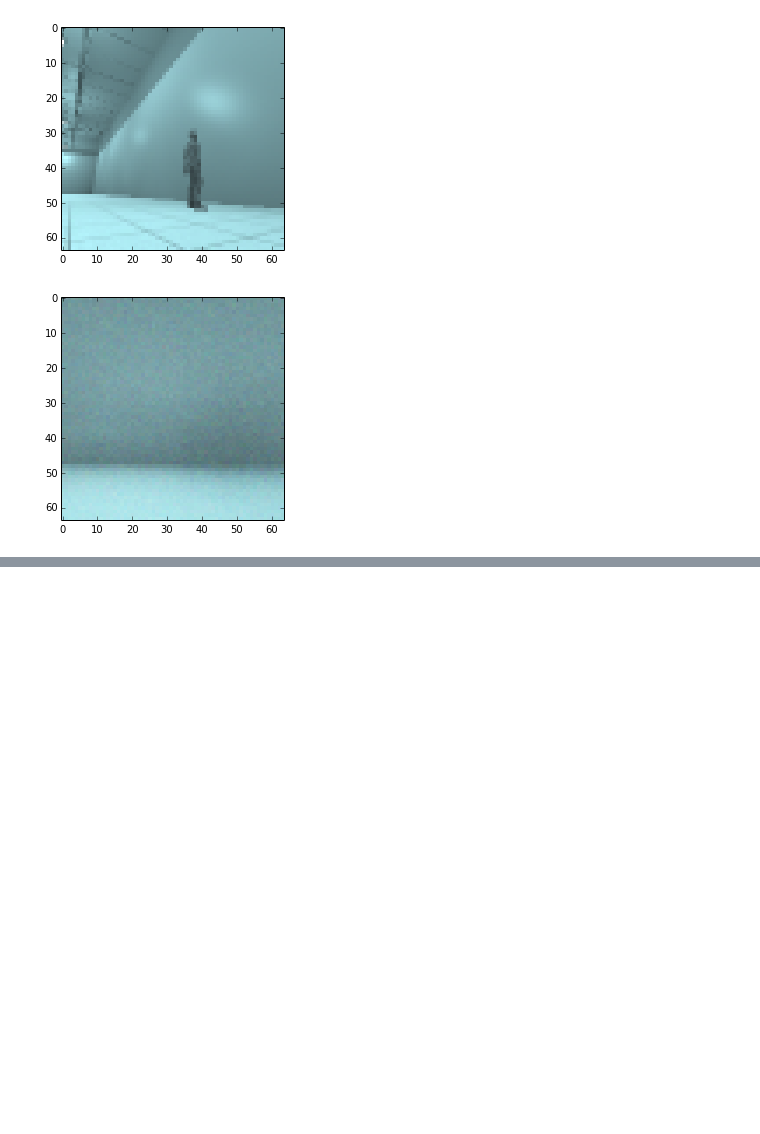
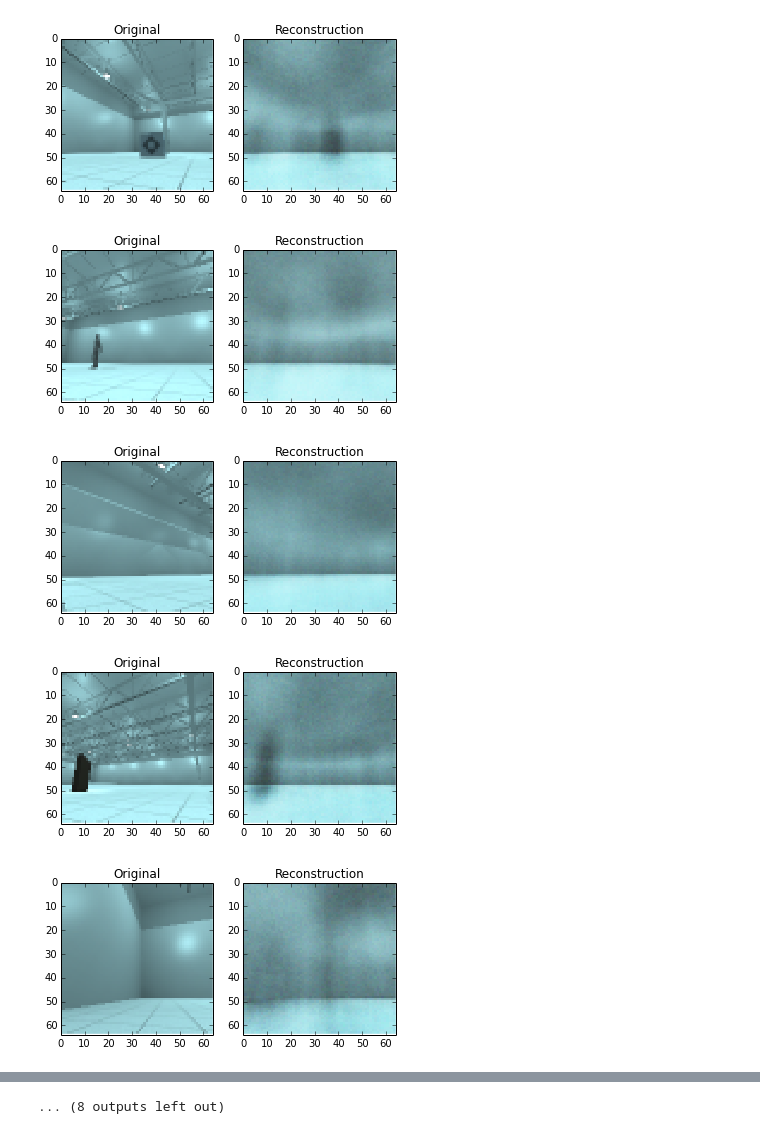
Before and after one commit to uberman4740/factory-robot-simulator, a Jupyter notebook: labeled-experiments/autoencoders/Autoencoders-Experiment-LabeledData.ipynb, the cells around one changed output, grey strips where cells are left out. Cells and saved outputs as stored; diff of their text form; code cells hidden in the pictures; blank space fills up the shorter version.

```diff
--- a/labeled-experiments/autoencoders/Autoencoders-Experiment-LabeledData.ipynb
+++ b/labeled-experiments/autoencoders/Autoencoders-Experiment-LabeledData.ipynb
@@ -124,21 +124,46 @@ The code ran for 30.59m
-# %%
-def make_rgb_from_val(data, w, h):
-    return np.repeat(batch[index].reshape(h, w), 3).reshape(h, w, 3)
-
-batch = training_data[10:10+batch_size]
-index = 7
-
-example_img = batch[index].reshape(h, w, colors)
-plt.imshow(example_img, interpolation='nearest')
-plt.show()
-
-enc = da.get_reconstructed_input(da.get_hidden_values(da.x))
-
-reconstr_batch = enc.eval({da.x: batch})
-
-example_recon = reconstr_batch[index].reshape(h, w, colors)
-plt.imshow(example_recon, interpolation='nearest')
-plt.show()
-# %% [output]
-[figure, removed]
-[figure, removed]
+# %%
+def make_rgb_from_val(data, w, h):
+    return np.repeat(batch[index].reshape(h, w), 3).reshape(h, w, 3)
+
+def forceAspect(ax,aspect=1):
+    im = ax.get_images()
+    extent =  im[0].get_extent()
+    ax.set_aspect(abs((extent[1]-extent[0])/(extent[3]-extent[2]))/aspect)
+
+
+def save_images(data1, data2, filename, title1='Original', title2='Reconstruction'):
+    f, (ax1, ax2) = plt.subplots(1, 2)
+    ax1.set_title(title1)
+    ax1.set_ylim(64,0)
+    ax1.set_xlim(0,64)
+
+    ax2.set_title(title2)
+    ax2.set_ylim(64,0)
+    ax2.set_xlim(0,64)
+
+    ax1.imshow(data1, interpolation='nearest')
+    ax2.imshow(data2, interpolation='nearest')
+
+    plt.savefig(filename)
+
+
+test_start_index = tr_ex_start_index+n_training_examples
+n_test_examples = 20
+test_data = normalize_and_flatten(load_images(test_start_index, test_start_index+n_test_examples))
+test_data = np.asarray(test_data, dtype=theano.config.floatX)
+
+n_batches_plot = 2
+for i in range(n_batches_plot):
+    for j in range(batch_size):
+        batch = test_data[i*batch_size: (i+1)*batch_size]
+        example_img = batch[j].reshape(h, w, colors)
+        enc = da.get_reconstructed_input(da.get_hidden_values(da.x))
+        reconstr_batch = enc.eval({da.x: batch})
+        example_recon = reconstr_batch[j].reshape(h, w, colors)
+        save_images(example_img, example_recon, 'results/exp02/test-recon_' + str(batch_size*i + j).zfill(6) + '.png')
+# %% [output]
+[figure, added]
+[figure, added]
+[figure, added]
+[figure, added]
+[figure, added]
@@ -144,0 +177 @@ plt.show()
+... (8 outputs left out)
```
Also changed, not shown: parts of 4 cells of this notebook, 1 other file.
